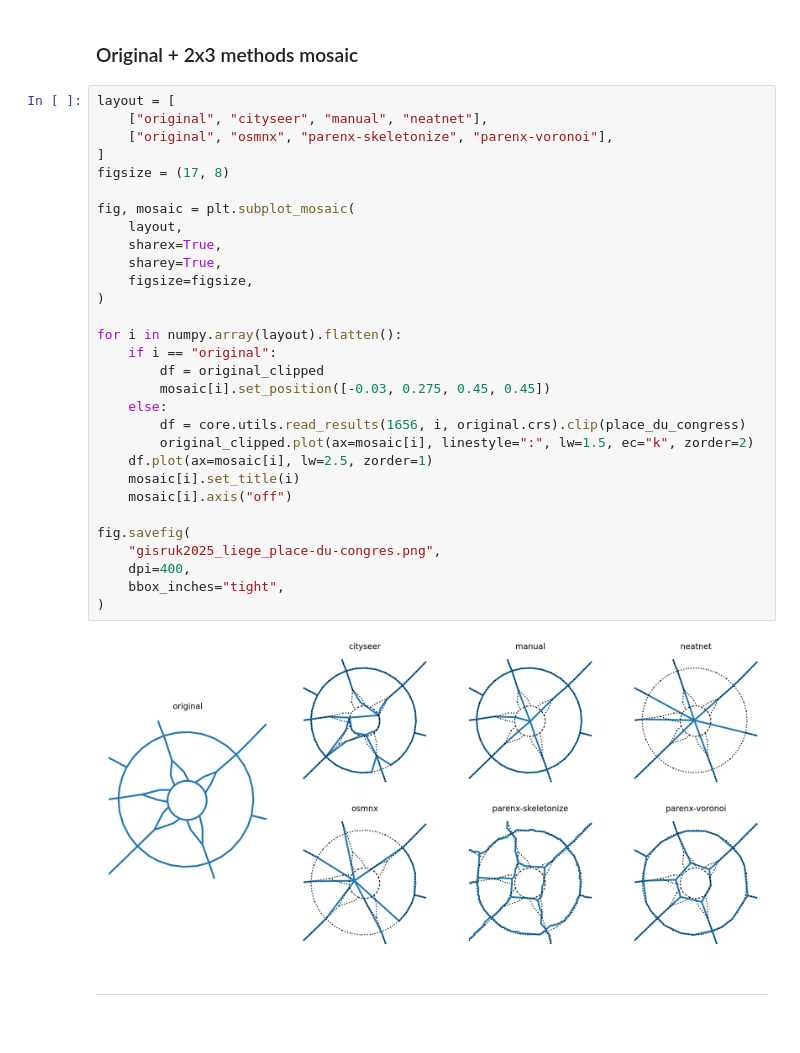
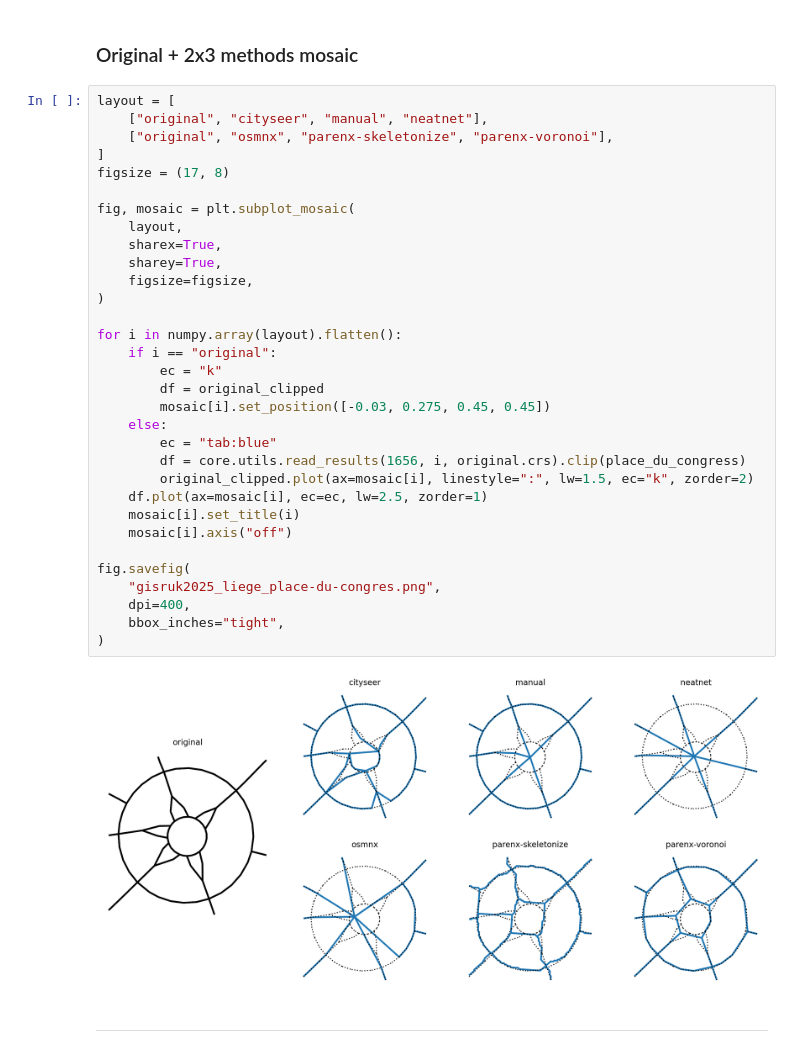
Before and after one commit to uscuni/simplification, a Jupyter notebook: notebooks/figures/gisruk_2025_figure.ipynb, the cells around one changed output. Saved outputs shown, nothing was run; the diff lists cells and outputs as text.

Commit message:
1+2x3 mosaic -- black orig

```diff
--- a/notebooks/figures/gisruk_2025_figure.ipynb
+++ b/notebooks/figures/gisruk_2025_figure.ipynb
@@ -163,34 +163,36 @@ for i in numpy.array(layout).flatten():
 # %%
 layout = [
     ["original", "cityseer", "manual", "neatnet"],
     ["original", "osmnx", "parenx-skeletonize", "parenx-voronoi"],
 ]
 figsize = (17, 8)
 
 fig, mosaic = plt.subplot_mosaic(
     layout,
     sharex=True,
     sharey=True,
     figsize=figsize,
 )
 
 for i in numpy.array(layout).flatten():
     if i == "original":
+        ec = "k"
         df = original_clipped
         mosaic[i].set_position([-0.03, 0.275, 0.45, 0.45])
     else:
+        ec = "tab:blue"
         df = core.utils.read_results(1656, i, original.crs).clip(place_du_congress)
         original_clipped.plot(ax=mosaic[i], linestyle=":", lw=1.5, ec="k", zorder=2)
-    df.plot(ax=mosaic[i], lw=2.5, zorder=1)
+    df.plot(ax=mosaic[i], ec=ec, lw=2.5, zorder=1)
     mosaic[i].set_title(i)
     mosaic[i].axis("off")
 
 fig.savefig(
     "gisruk2025_liege_place-du-congres.png",
     dpi=400,
     bbox_inches="tight",
 )
 # %% [output]
-[figure, old version]
+[figure, new version]
 # %% [markdown]
 ------------------------
```
Also changed, not shown: parts of 2 cells of this notebook.
